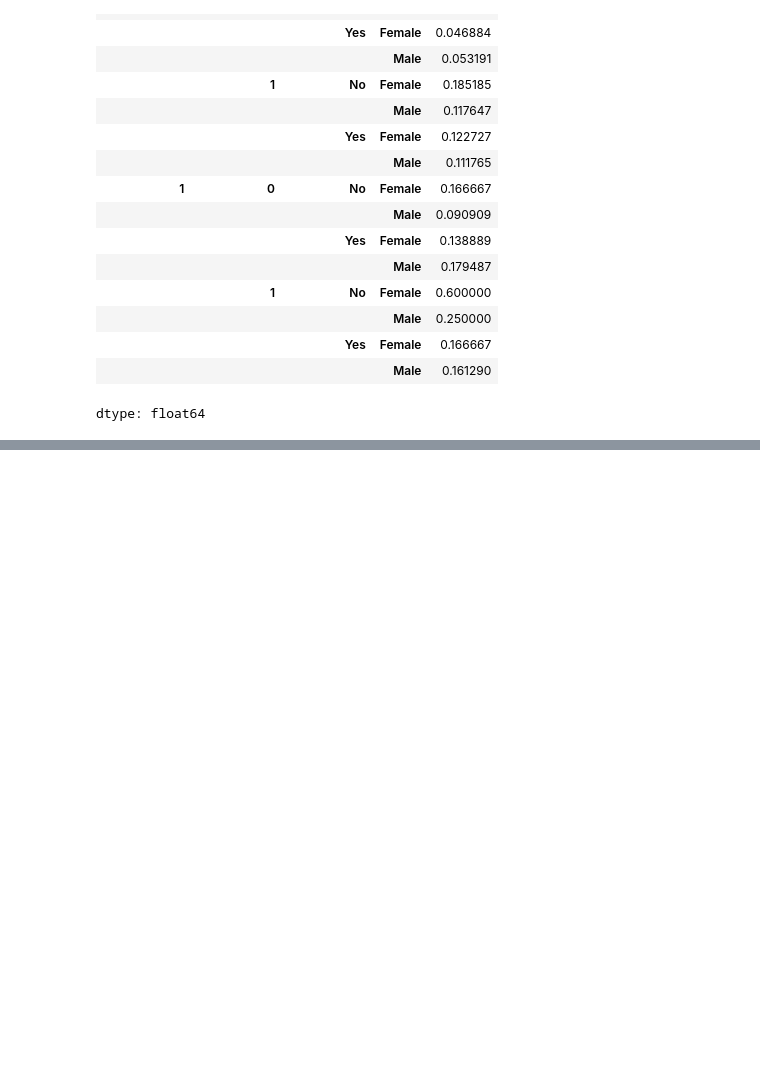
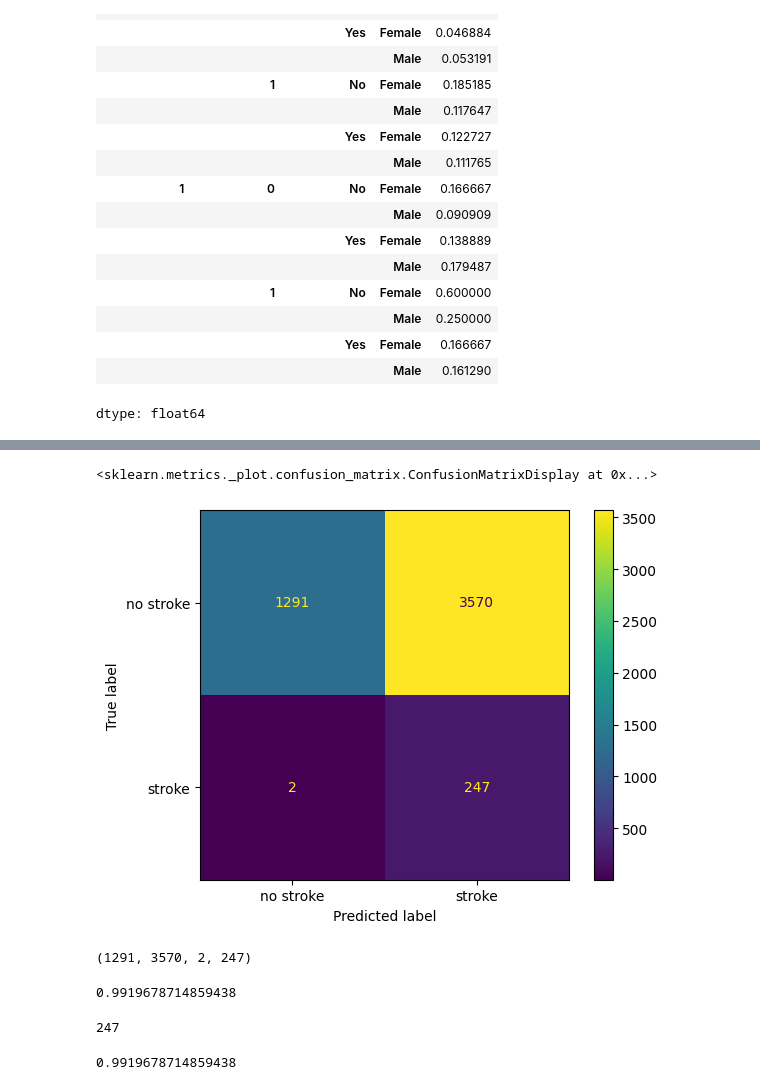
Before and after one commit to tylerscott3/CS290, a Jupyter notebook: Stroke_Prediction.ipynb, the cells around one changed output, grey strips where cells are left out. Cells and saved outputs as stored; diff of their text form; code cells hidden in the pictures; blank space fills up the shorter version.

```diff
--- a/Stroke_Prediction.ipynb
+++ b/Stroke_Prediction.ipynb
@@ -166,0 +202,10 @@ dtype: float64
+# %%
+ConfusionMatrixDisplay(cm, display_labels = ["no stroke", "stroke"]).plot()
+# %% [output]
+<sklearn.metrics._plot.confusion_matrix.ConfusionMatrixDisplay at 0x...>
+[figure, added]
+# %%
+tn, fp , fn, tp = confusion_matrix(df["stroke"], df["prediction"]).ravel()
+tn, fp , fn, tp
+# %% [output]
+(1291, 3570, 2, 247)
@@ -166,0 +214,12 @@ dtype: float64
+# %%
+metrics.recall_score(df["stroke"], df["prediction"])
+# %% [output]
+0.9919678714859438
+# %%
+tp
+# %% [output]
+247
+# %%
+tp/(tp+fn)
+# %% [output]
+0.9919678714859438
```
Also changed, not shown: parts of 14 cells of this notebook.
